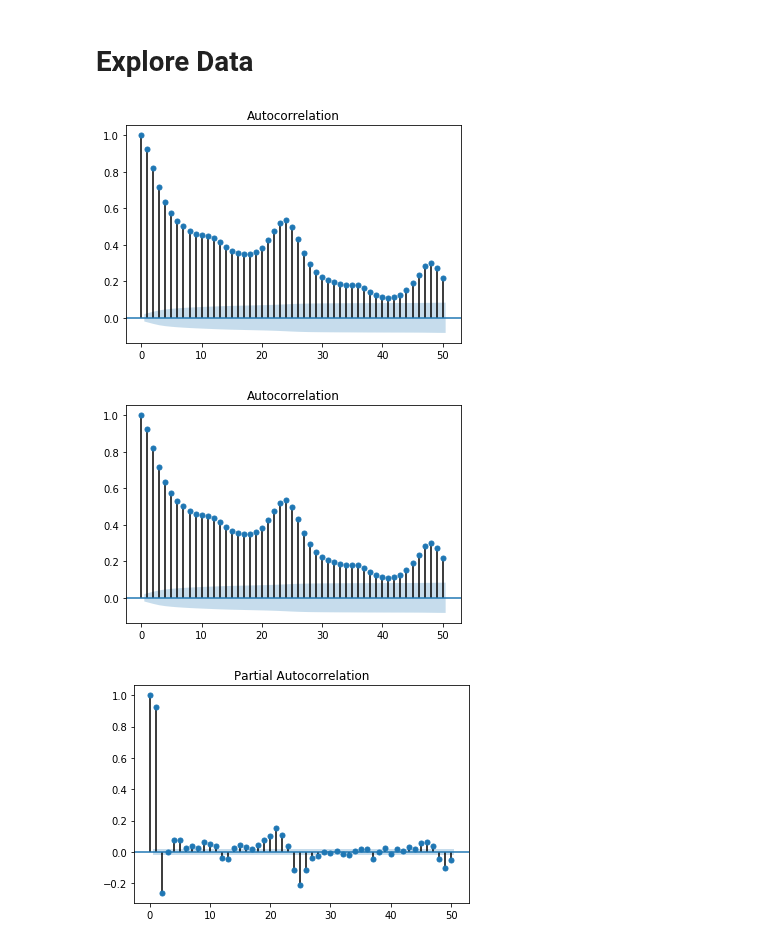
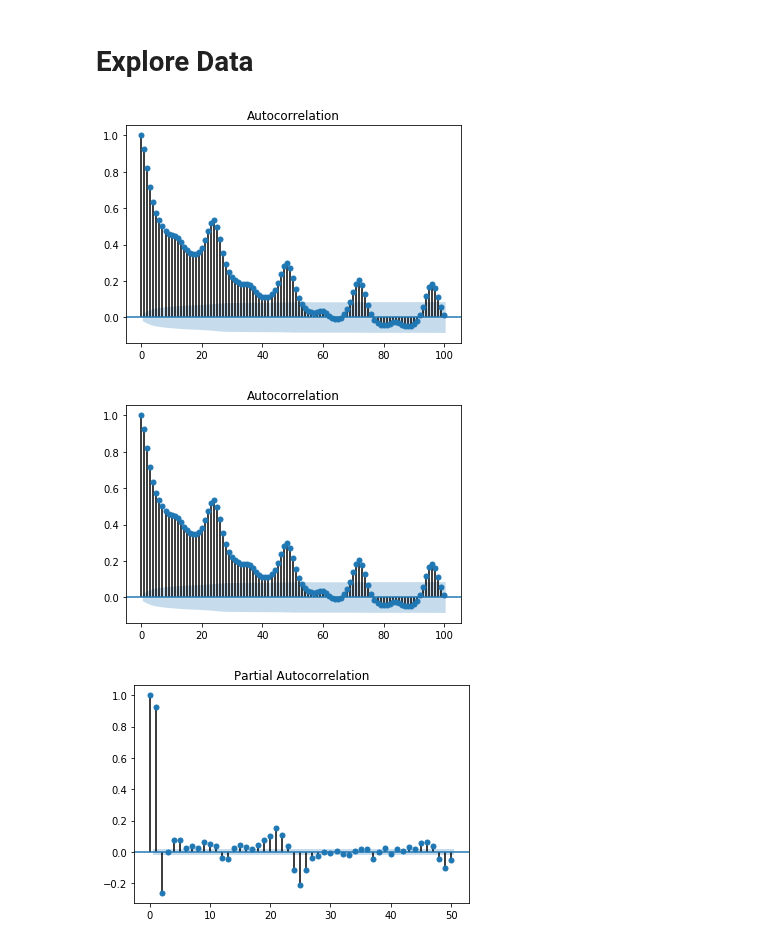
Before and after one commit to blantj/environmental_time_series, a Jupyter notebook: Modeling.ipynb, the cells around one changed output. Drawn from its saved outputs; the diff is of its cells as text; code cells hidden in the pictures.

```diff
--- a/Modeling.ipynb
+++ b/Modeling.ipynb
@@ -101,10 +101,10 @@ adfuller(df['NOx'])
 # %% [markdown]
 # Explore Data
 # %%
-plot_acf(df['NOx'], alpha=.05, lags = 50)
+plot_acf(df['NOx'], alpha=.05, lags = 100)
 # %% [output]
-[figure, old version]
+[figure, new version]
-[figure, old version]
+[figure, new version]
 # %%
 plot_pacf(df['NOx'], alpha=.05, lags = 50)
 # %% [output]
```
Also changed, not shown: parts of 9 cells of this notebook, 1 other file.
